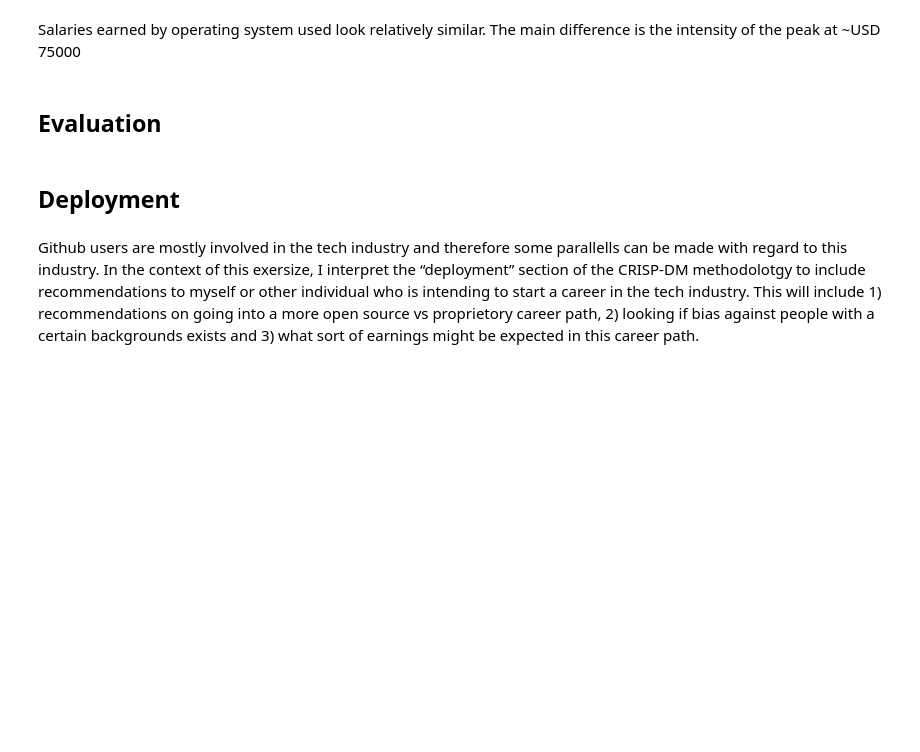
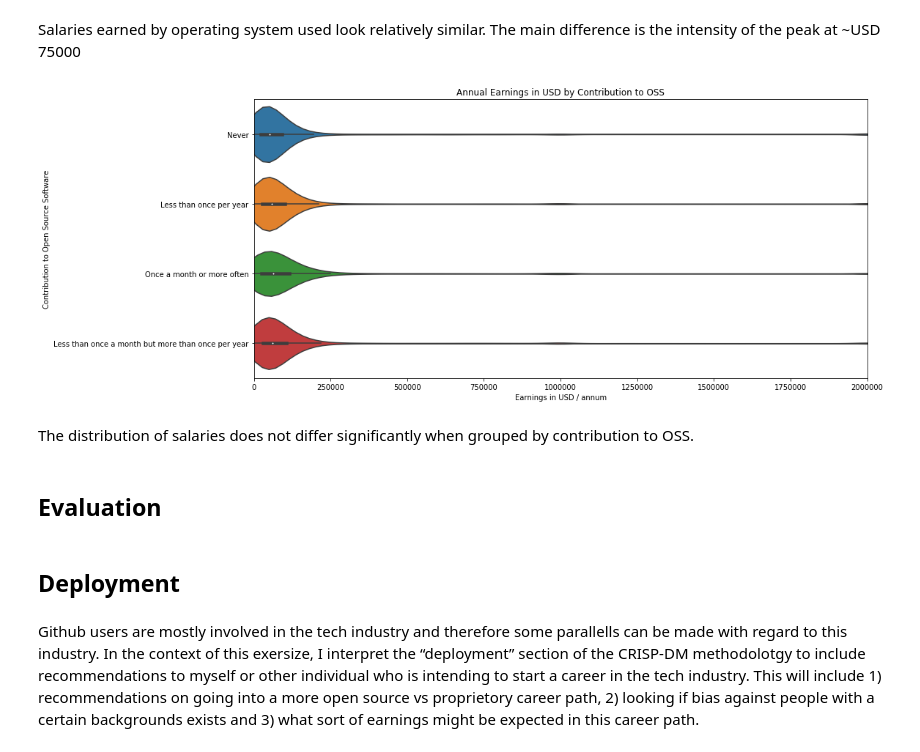
Before and after one commit to MarshEnterprises/Udacity_Project1, a Jupyter notebook: Udacity_Project1.ipynb, the cells around one changed output. Drawn from its saved outputs; the diff is of its cells as text; code cells hidden in the pictures; blank space fills up the shorter version.

Commit message:
added plot

```diff
--- a/Udacity_Project1.ipynb
+++ b/Udacity_Project1.ipynb
@@ -381,3 +381,17 @@ grp = df.groupby('OpenSourcer')
+# %%
+# annual earnings in USD categorised by contributions to open source
+
+fig, ax = plt.subplots(figsize=(15, 7))
+
+ax = sns.violinplot(data=df, y='OpenSourcer', x='ConvertedComp')
+ax.set_xlabel('Earnings in USD / annum')
+ax.set_ylabel('Contribution to Open Source Software')
+ax.set_title('Annual Earnings in USD by Contribution to OSS')
+ax.set_xlim((0, 2000000));
+# %% [output]
+[figure, added]
+# %% [markdown]
+The distribution of salaries does not differ significantly when grouped by contribution to OSS.
 # %% [markdown]
 ## Evaluation
 # %% [markdown]
```
Also changed, not shown: parts of 13 cells of this notebook.
